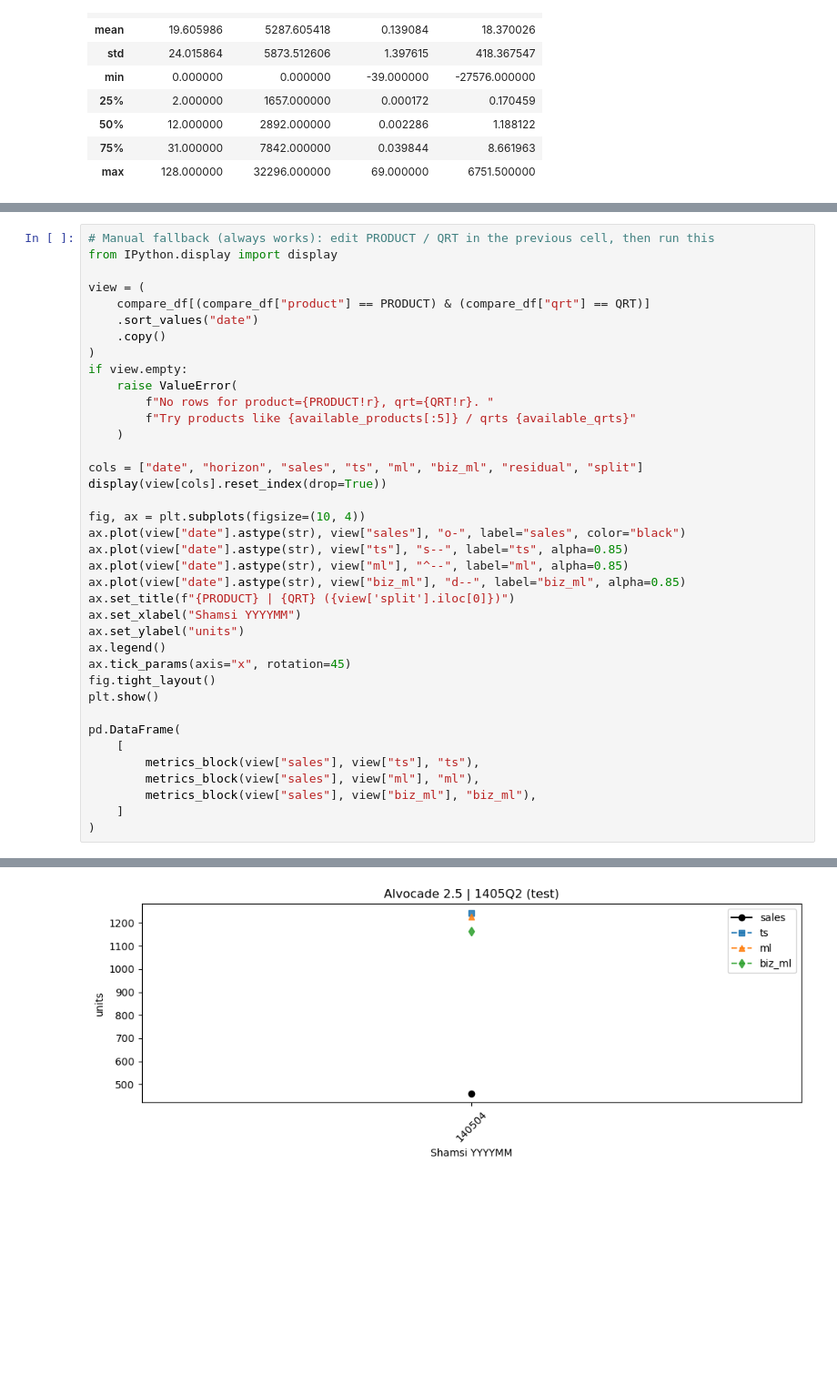
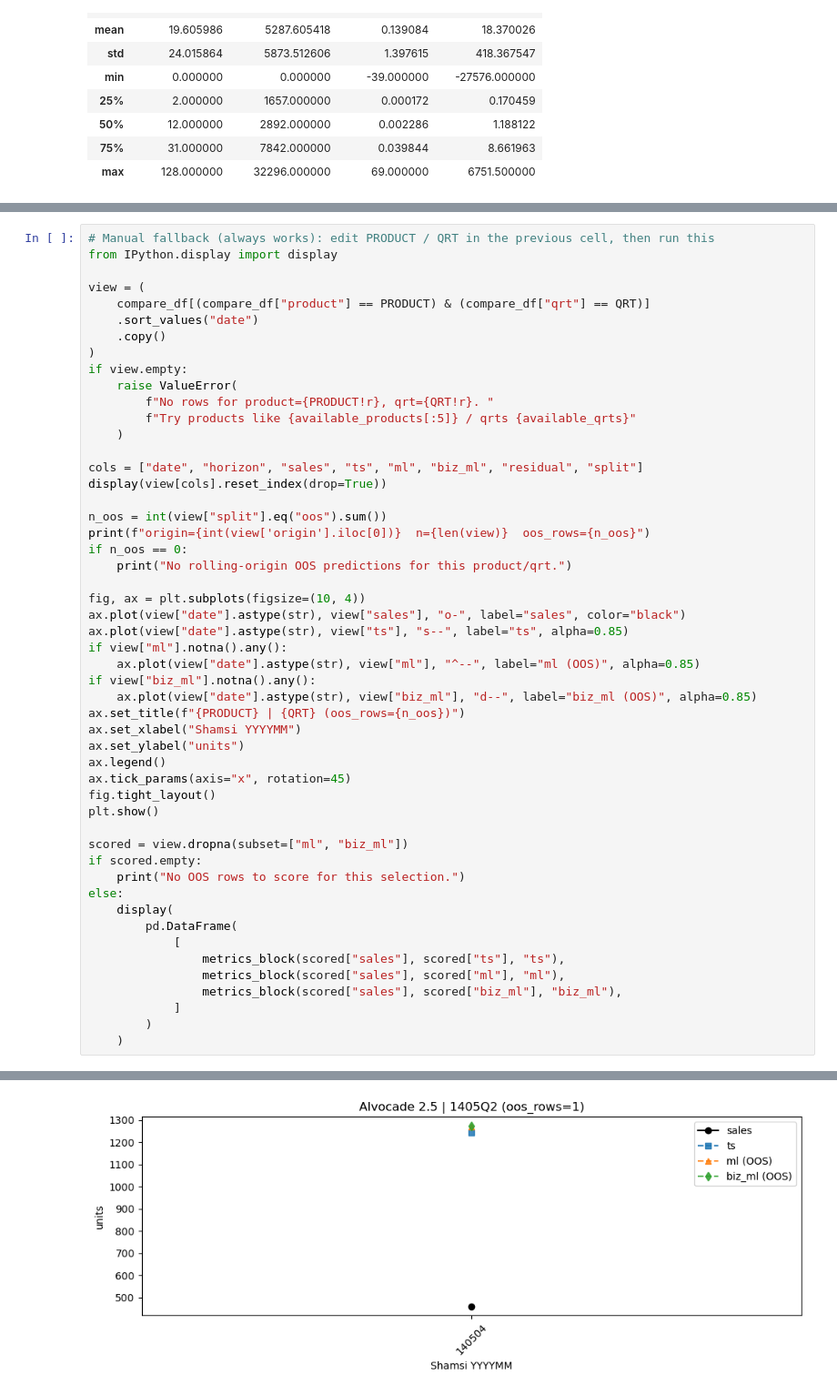
Before and after one commit to ki94mach/PharmProd_Forecast, a Jupyter notebook: notebooks/residual_prediction.ipynb, the cells around one changed output, grey strips where cells are left out. Shown at 91% size. Saved outputs shown, nothing was run; the diff lists cells and outputs as text; blank space fills up the shorter version.

```diff
--- a/notebooks/residual_prediction.ipynb
+++ b/notebooks/residual_prediction.ipynb
@@ -1019,12 +1281,19 @@ if view.empty:
 cols = ["date", "horizon", "sales", "ts", "ml", "biz_ml", "residual", "split"]
 display(view[cols].reset_index(drop=True))
 
+n_oos = int(view["split"].eq("oos").sum())
+print(f"origin={int(view['origin'].iloc[0])}  n={len(view)}  oos_rows={n_oos}")
+if n_oos == 0:
+    print("No rolling-origin OOS predictions for this product/qrt.")
+
 fig, ax = plt.subplots(figsize=(10, 4))
 ax.plot(view["date"].astype(str), view["sales"], "o-", label="sales", color="black")
 ax.plot(view["date"].astype(str), view["ts"], "s--", label="ts", alpha=0.85)
-ax.plot(view["date"].astype(str), view["ml"], "^--", label="ml", alpha=0.85)
-ax.plot(view["date"].astype(str), view["biz_ml"], "d--", label="biz_ml", alpha=0.85)
-ax.set_title(f"{PRODUCT} | {QRT} ({view['split'].iloc[0]})")
+if view["ml"].notna().any():
+    ax.plot(view["date"].astype(str), view["ml"], "^--", label="ml (OOS)", alpha=0.85)
+if view["biz_ml"].notna().any():
+    ax.plot(view["date"].astype(str), view["biz_ml"], "d--", label="biz_ml (OOS)", alpha=0.85)
+ax.set_title(f"{PRODUCT} | {QRT} (oos_rows={n_oos})")
 ax.set_xlabel("Shamsi YYYYMM")
 ax.set_ylabel("units")
 ax.legend()
@@ -1032,12 +1301,18 @@ ax.tick_params(axis="x", rotation=45)
 fig.tight_layout()
 plt.show()
 
-pd.DataFrame(
-    [
-        metrics_block(view["sales"], view["ts"], "ts"),
-        metrics_block(view["sales"], view["ml"], "ml"),
-        metrics_block(view["sales"], view["biz_ml"], "biz_ml"),
-    ]
-)
+scored = view.dropna(subset=["ml", "biz_ml"])
+if scored.empty:
+    print("No OOS rows to score for this selection.")
+else:
+    display(
+        pd.DataFrame(
+            [
+                metrics_block(scored["sales"], scored["ts"], "ts"),
+                metrics_block(scored["sales"], scored["ml"], "ml"),
+                metrics_block(scored["sales"], scored["biz_ml"], "biz_ml"),
+            ]
+        )
+    )
 # %% [output]
 |  | date | horizon | sales | ts | ml | biz_ml | residual | split |
@@ -1045,3 +1321,3 @@ pd.DataFrame(
-[figure, old version]
+[figure, new version]
 |  | model | rmse | mae | mape | wmape |
 | 0 | ts | 782.000000 | 782.000000 | 169.631236 | 169.631236 |
```
Also changed, not shown: parts of 11 cells of this notebook.
